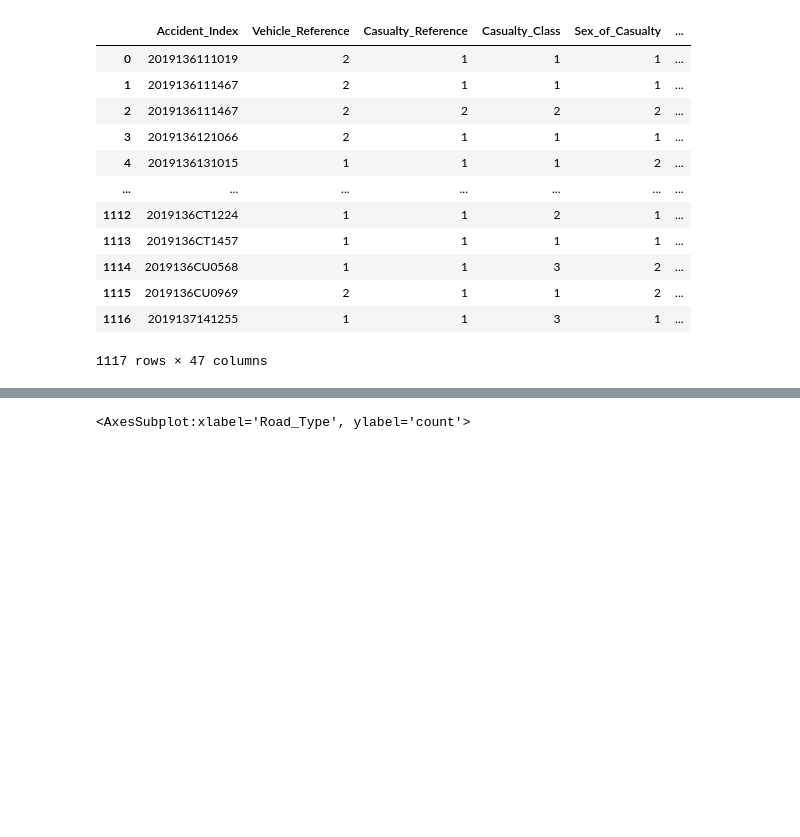
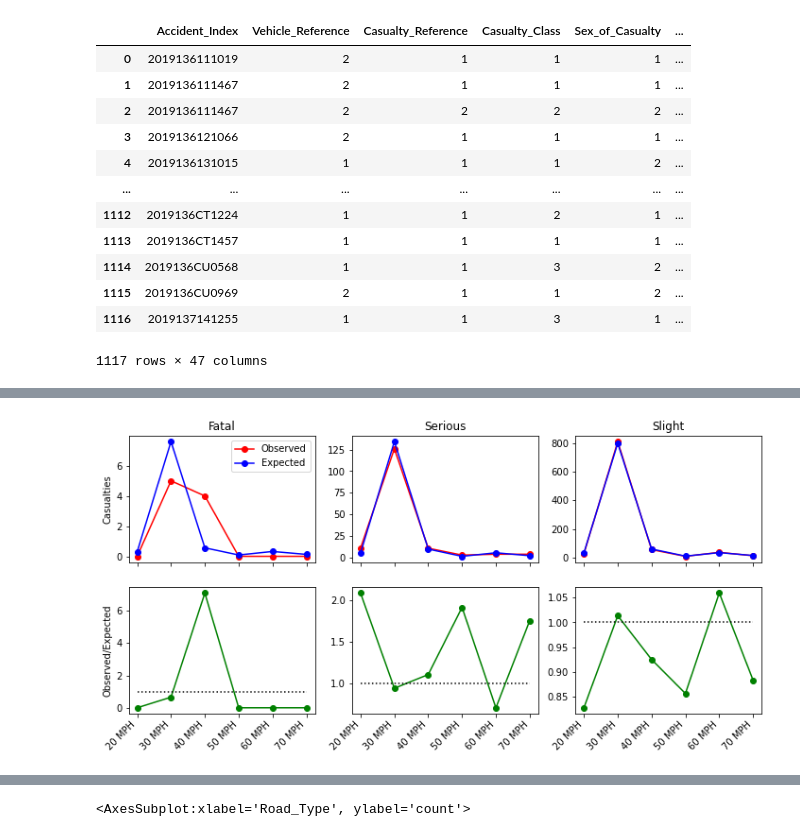
Before and after one commit to mfoman/fyp2021p01lectures, a Jupyter notebook: notebooks/fyp2021p01lectures_draft.ipynb, the cells around one changed output, grey strips where cells are left out. Saved outputs shown, nothing was run; the diff lists cells and outputs as text; code cells hidden in the pictures; blank space fills up the shorter version.

```diff
--- a/notebooks/fyp2021p01lectures_draft.ipynb
+++ b/notebooks/fyp2021p01lectures_draft.ipynb
@@ -981,0 +1208,3 @@ cont_table
+# %%
+chiVal3, pVal3, df3, observed3, expected3, V3 = get_pearson_test(mergeddata=merged, var1="Speed_limit", var2="Casualty_Severity")
+chiVal3, pVal3, df3, observed3, expected3.astype(int), V3
@@ -981,0 +1228,4 @@ cont_table
+# %%
+plot_pearson_test(observed=observed3, expected=expected3, var1_labels=var1_labels3, var2_labels=var2_labels3)
+# %% [output]
+[figure, added]
```
Also changed, not shown: parts of 27 cells of this notebook.
